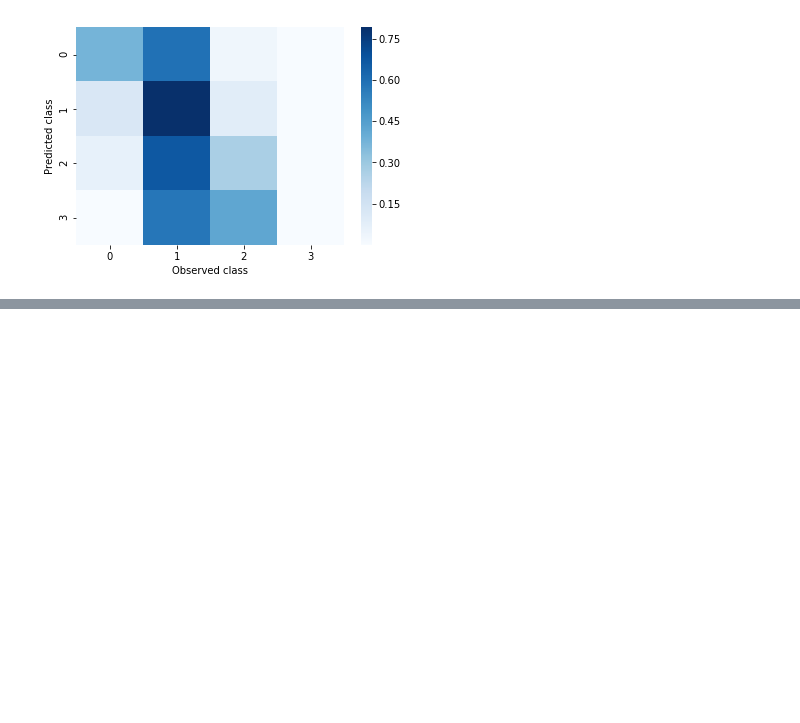
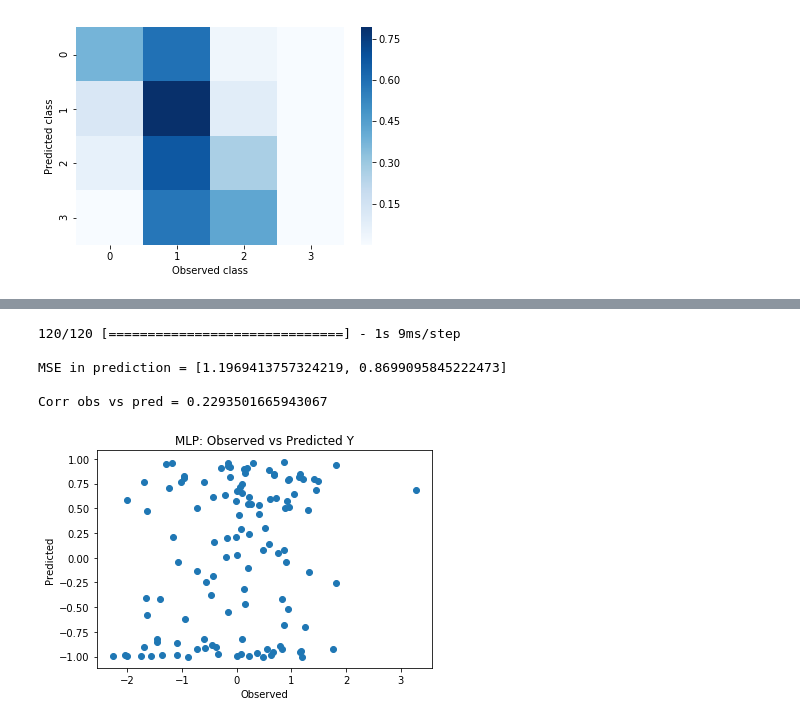
Before and after one commit to miguelperezenciso/DLpipeline, a Jupyter notebook: PDL.ipynb, the cells around one changed output, grey strips where cells are left out. Cells and saved outputs as stored; diff of their text form; code cells hidden in the pictures; blank space fills up the shorter version.

```diff
--- a/PDL.ipynb
+++ b/PDL.ipynb
@@ -608,0 +611,26 @@ Corr obs vs pred = 0.46488105125925133
+# %%
+#--> RNN example
+
+nSNP=X_train.shape[1]
+
+#-->data shape
+X2_train = np.expand_dims(X_train, axis=2)
+X2_test = np.expand_dims(X_test, axis=2)
+
+# Instantiate
+model_cnn = Sequential()
+
+# Instantiate
+model = Sequential()
+model.add(LSTM(32,return_sequences=True,input_shape=(None,1), activation="tanh"))
+model.add(Dropout(0.1))
+model.add(LSTM(64, return_sequences=True, activation="tanh"))
+model.add(Dropout(0.1))
+model.add(LSTM(64, activation="tanh"))
+model.add(Dropout(0.1))
+model.add(Dense(units=1))
+model.add(Activation("tanh"))
+model.compile(optimizer="adam",loss=mean_squared_error, metrics=['mae'])
+model.summary()
+
+model.fit(X2_train, y_train, epochs=200, verbose=0)
@@ -609,3 +656,28 @@ Corr obs vs pred = 0.46488105125925133
+# %%
+# cross-validation
+mse_prediction = model.evaluate(X2_test, y_test, batch_size=128)
+print('\nMSE in prediction =',mse_prediction)
+
+# get predicted target values
+y_hat = model.predict(X2_test, batch_size=128)
+
+# correlation btw predicted and observed
+corr = np.corrcoef(y_test,y_hat[:,0])[0,1]
+print('\nCorr obs vs pred =',corr)
+
+# plot observed vs. predicted targets
+plt.title('MLP: Observed vs Predicted Y')
+plt.ylabel('Predicted')
+plt.xlabel('Observed')
+plt.scatter(y_test, y_hat, marker='o')
+plt.show()
+# %% [output]
+120/120 [==============================] - 1s 9ms/step
+
+MSE in prediction = [1.1969413757324219, 0.8699095845222473]
+
+Corr obs vs pred = 0.2293501665943067
+[figure, added]
 # %%
 # save and reuse model
 from keras.models import load_model
```
Also changed, not shown: parts of 9 cells of this notebook.
